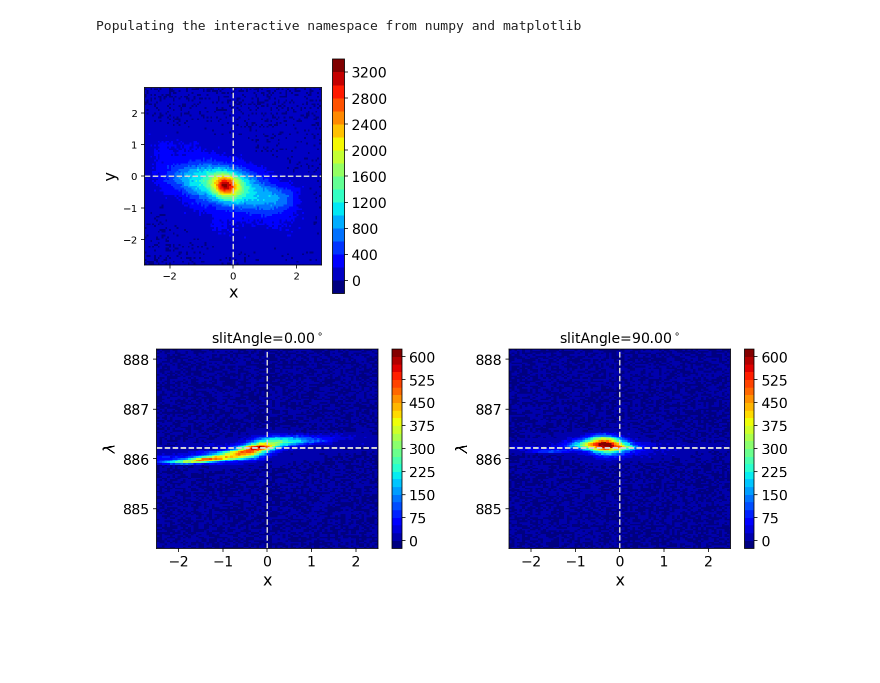
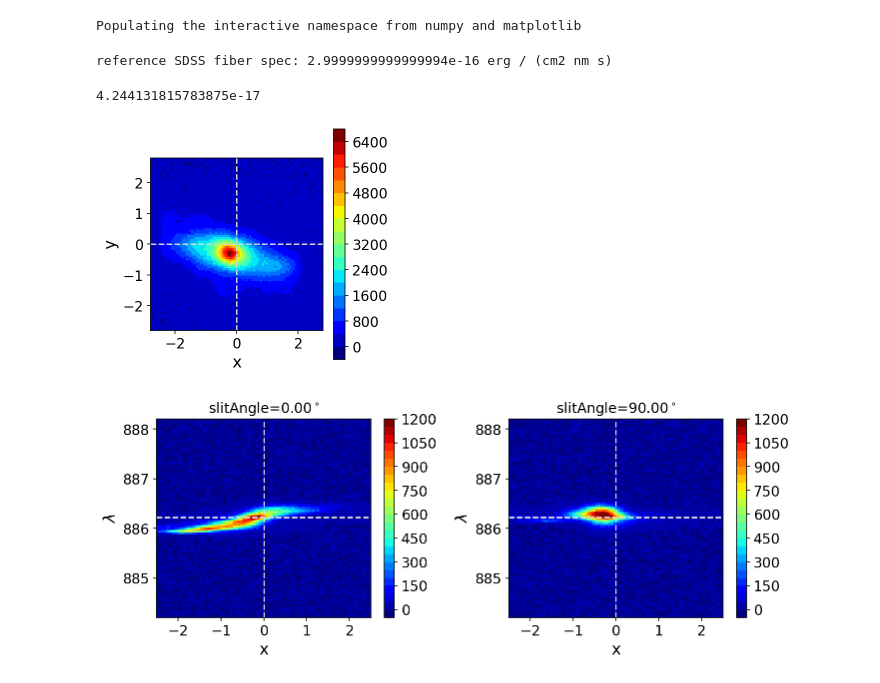
Before and after one commit to msmithUA/TNGcube, a Jupyter notebook: notebooks/[demo] TNGcube.ipynb, the cells around one changed output. Cells and saved outputs as stored; diff of their text form; code cells hidden in the pictures; blank space fills up the shorter version.

```diff
--- a/notebooks/[demo] TNGcube.ipynb
+++ b/notebooks/[demo] TNGcube.ipynb
@@ -35,18 +35,21 @@ lambda_cen0 = ParametersTNG.lineLambda0['Halpha']
 
 pars['lambda_cen'] = (1+pars['redshift'])*lambda_cen0
 # %%
-pars['expTime'] = 15.*60.              # [unit: sec]
+pars['expTime'] = 30.*60.              # [unit: sec]
 pars['area'] = 3.14 * (1000./2.)**2    # telescope area [unit: cm2]
 
-pars['ref_SDSS_lineL'] = 1.*1e-17      # [unit: erg/s/Angstrom/cm2]    # * u.erg/u.second/u.Angstrom/u.cm**2
+pars['ref_SDSS_lineL'] = 3.*1e-17      # [unit: erg/s/Angstrom/cm2]    # * u.erg/u.second/u.Angstrom/u.cm**2
 
-#fiber_SDSS = np.pi * 1.5**2.           # fiber size [unit: arcsec2]
-#refSDSSspec = pars['ref_SDSS_lineL'] * u.erg/u.second/u.Angstrom/u.cm**2
-#refSDSSspec = refSDSSspec.to(u.erg/u.second/u.nm/u.cm**2)
-#print('reference SDSS fiber spec:', refSDSSspec)
+fiber_SDSS = np.pi * 1.5**2.           # fiber size [unit: arcsec2]
+refSDSSspec = pars['ref_SDSS_lineL'] * u.erg/u.second/u.Angstrom/u.cm**2
+refSDSSspec = refSDSSspec.to(u.erg/u.second/u.nm/u.cm**2)
+print('reference SDSS fiber spec:', refSDSSspec)
 
-#pars['lineflux'] = refSDSSspec.value / fiber_SDSS  # [unit: erg/s/cm2/nm/arcsec2]
-#pars['lineflux']
+pars['lineflux'] = refSDSSspec.value / fiber_SDSS  # [unit: erg/s/cm2/nm/arcsec2]
+pars['lineflux']
+# %% [output]
+reference SDSS fiber spec: 2.9999999999999994e-16 erg / (cm2 nm s)
+4.244131815783875e-17
 # %%
 mock = TNGmock(pars=pars, subhalo=subhalo)
 # %%
@@ -61,6 +76,0 @@ mock.subhalo.shear(g1=pars['g1'], g2=pars['g2'])
-# %%
-massCube = mock.gen_massCube(ptlTypes=['gas','stars'], lineTypes=mock.line_species, subhalo=mock.subhalo)
-specCube = mock.mass_to_light(massCube)
-specCube.add_psf(psfFWHM=mock.Pars.fid['psfFWHM'], psf_g1=mock.Pars.fid['psf_g1'], psf_g2=mock.Pars.fid['psf_g2'])
-specCube = mock.flux_renorm(specCube)
-specCube = mock.add_sky_noise(specCube)
@@ -70,8 +77,10 @@ spectra = slitObj.get_spectra(slitAngles=mock.Pars.fid['slitAngles'])
+# %%
+data_info = mock.gen_mock_data(noise_mode=1)
 # %%
-plot_image( np.sum(specCube.array, axis=2), spaceGrid=specCube.spaceGrid, xlim=[-2.8, 2.8])
+plot_image( data_info['image'], spaceGrid=mock.Pars.spaceGrid, xlim=[-2.8, 2.8])
 # %% [output]
-[figure, old version]
+[figure, new version]
 # %%
-plot_specs(spectra, slitAngles=mock.Pars.fid['slitAngles'], spaceGrid=specCube.spaceGrid, lambdaGrid=specCube.lambdaGrid, xlim=[-2.5, 2.5])
+plot_specs(data_info['spec'], slitAngles=mock.Pars.fid['slitAngles'], spaceGrid=specCube.spaceGrid, lambdaGrid=specCube.lambdaGrid, xlim=[-2.5, 2.5])
 # %% [output]
-[figure, old version]
+[figure, new version]
```
Also changed, not shown: parts of 2 cells of this notebook, 3 other files.
